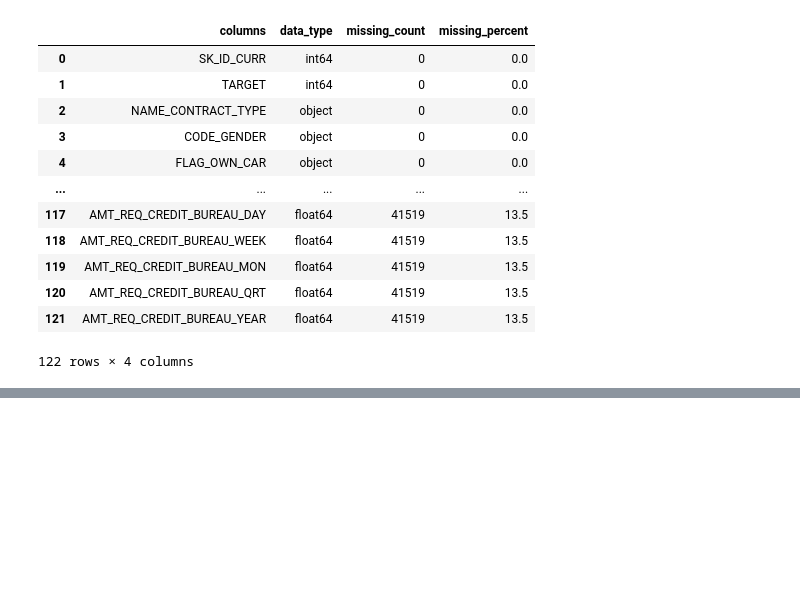
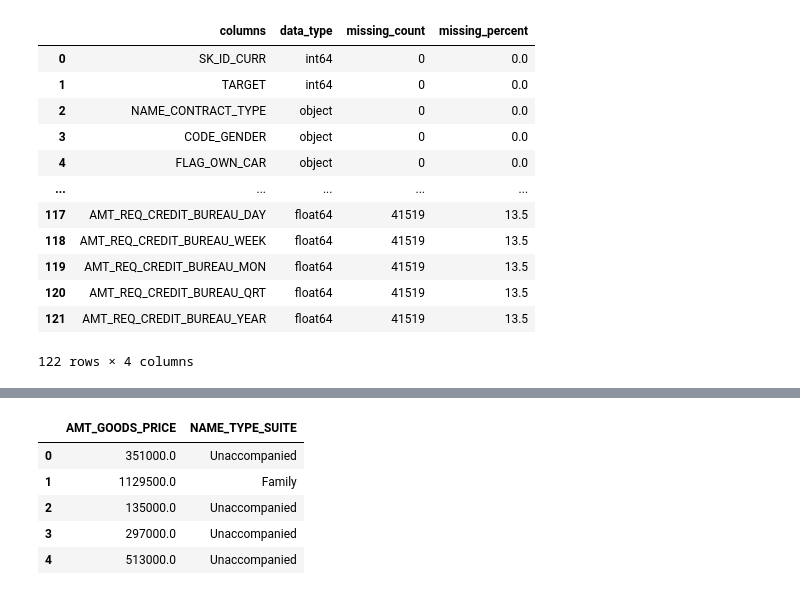
Before and after one commit to Roxy099/data_science_project, a Jupyter notebook: notebooks/01_data_understanding.ipynb, the cells around one changed output, grey strips where cells are left out. Drawn from its saved outputs; the diff is of its cells as text; code cells hidden in the pictures; blank space fills up the shorter version.

```diff
--- a/notebooks/01_data_understanding.ipynb
+++ b/notebooks/01_data_understanding.ipynb
@@ -1032,0 +1043,9 @@ data_dictionary
+# %%
+application_train_csv[['AMT_GOODS_PRICE','NAME_TYPE_SUITE']].head()
+# %% [output]
+|  | AMT_GOODS_PRICE | NAME_TYPE_SUITE |
+| 0 | 351000.0 | Unaccompanied |
+| 1 | 1129500.0 | Family |
+| 2 | 135000.0 | Unaccompanied |
+| 3 | 297000.0 | Unaccompanied |
+| 4 | 513000.0 | Unaccompanied |
```
Also changed, not shown: parts of 2 cells of this notebook.
